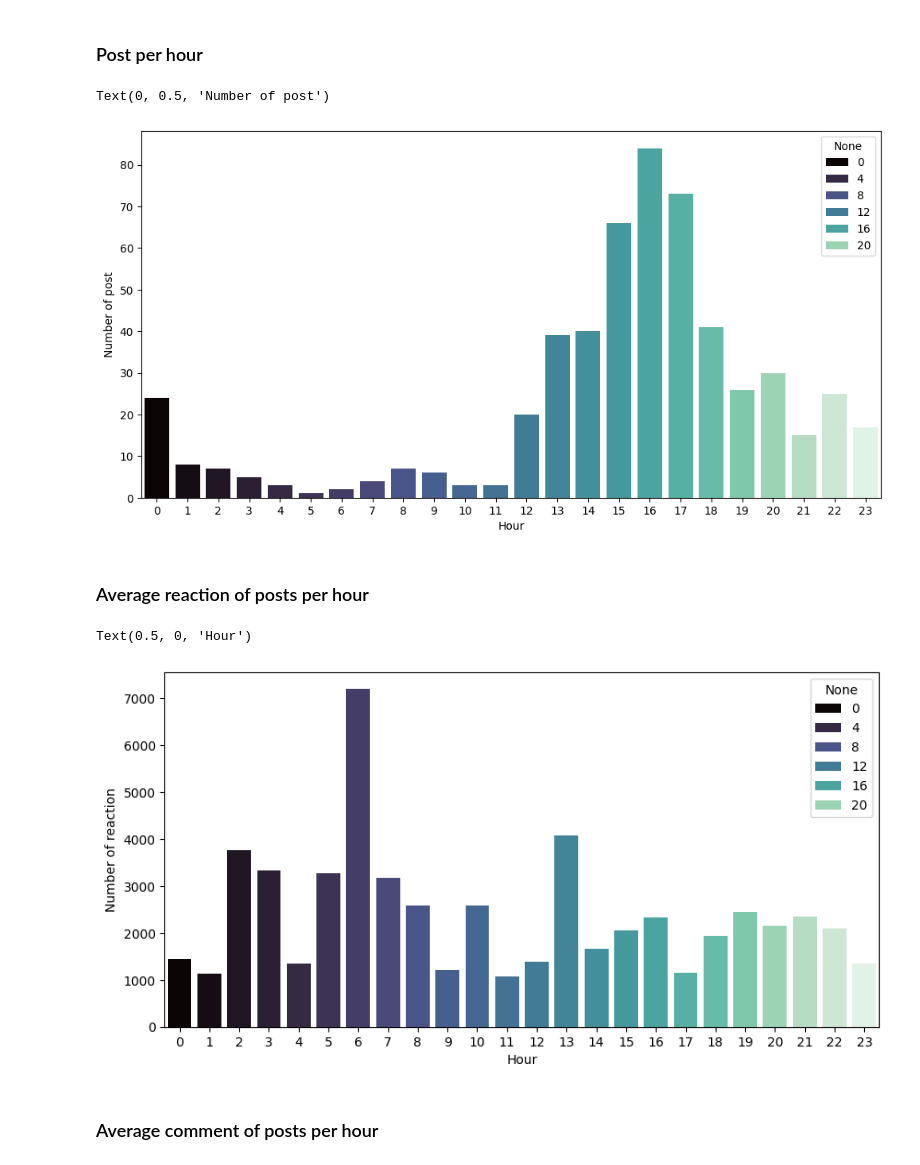
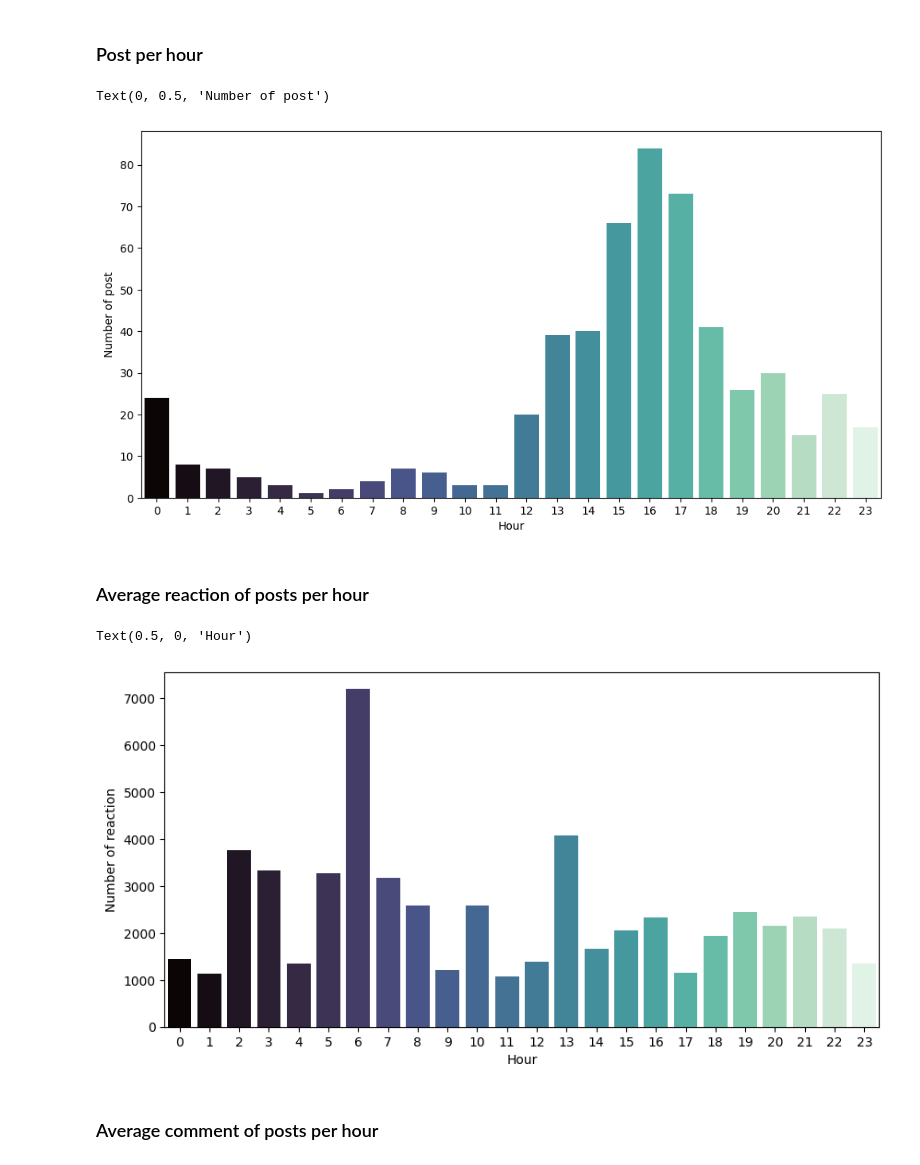
Before and after one commit to chirikatori/data-analyze-facebook, a Jupyter notebook: Analyzes.ipynb, the cells around one changed output. Cells and saved outputs as stored; diff of their text form; code cells hidden in the pictures.

```diff
--- a/Analyzes.ipynb
+++ b/Analyzes.ipynb
@@ -163,26 +163,30 @@ posts_per_hour = data['post_per_hour'].value_counts().sort_index()
 all_hours = pd.Index(range(24))
 posts_per_hour = posts_per_hour.reindex(all_hours, fill_value=0)
 plt.figure(figsize=(12, 6));
-sns.barplot(x=posts_per_hour.index, y=posts_per_hour.values, hue=posts_per_hour.index, palette="mako")
+sns.barplot(x=posts_per_hour.index,
+            y=posts_per_hour.values,
+            hue=posts_per_hour.index,
+            palette="mako", legend=False)
 plt.xlabel('Hour');
 plt.ylabel('Number of post')
 # %% [output]
 Text(0, 0.5, 'Number of post')
-[figure, old version]
+[figure, new version]
 # %% [markdown]
 ### Average reaction of posts per hour
 # %%
 avg_reaction_per_hour = data.groupby('post_per_hour')['reaction_count'].mean().sort_index()
 avg_reaction_per_hour = avg_reaction_per_hour.reindex(all_hours, fill_value=0)
 plt.figure(figsize=(10, 5))
 sns.barplot(x=avg_reaction_per_hour.index,
             y=avg_reaction_per_hour.values,
-            hue=avg_reaction_per_hour.index, palette="mako")
+            hue=avg_reaction_per_hour.index,
+            palette="mako", legend=False)
 plt.ylabel('Number of reaction')
 plt.xlabel('Hour')
 # %% [output]
 Text(0.5, 0, 'Hour')
-[figure, old version]
+[figure, new version]
 # %% [markdown]
 ### Average comment of posts per hour
 # %%
```
Also changed, not shown: parts of 4 cells of this notebook, 3 other files.
